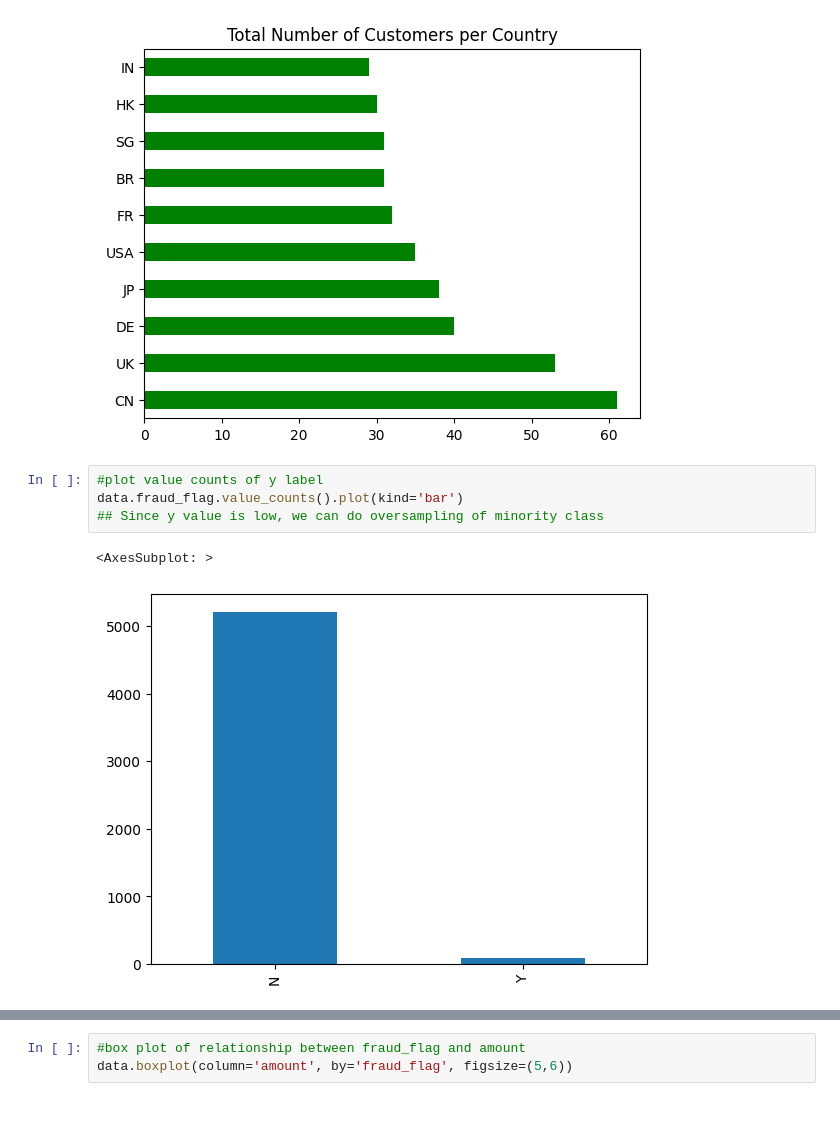
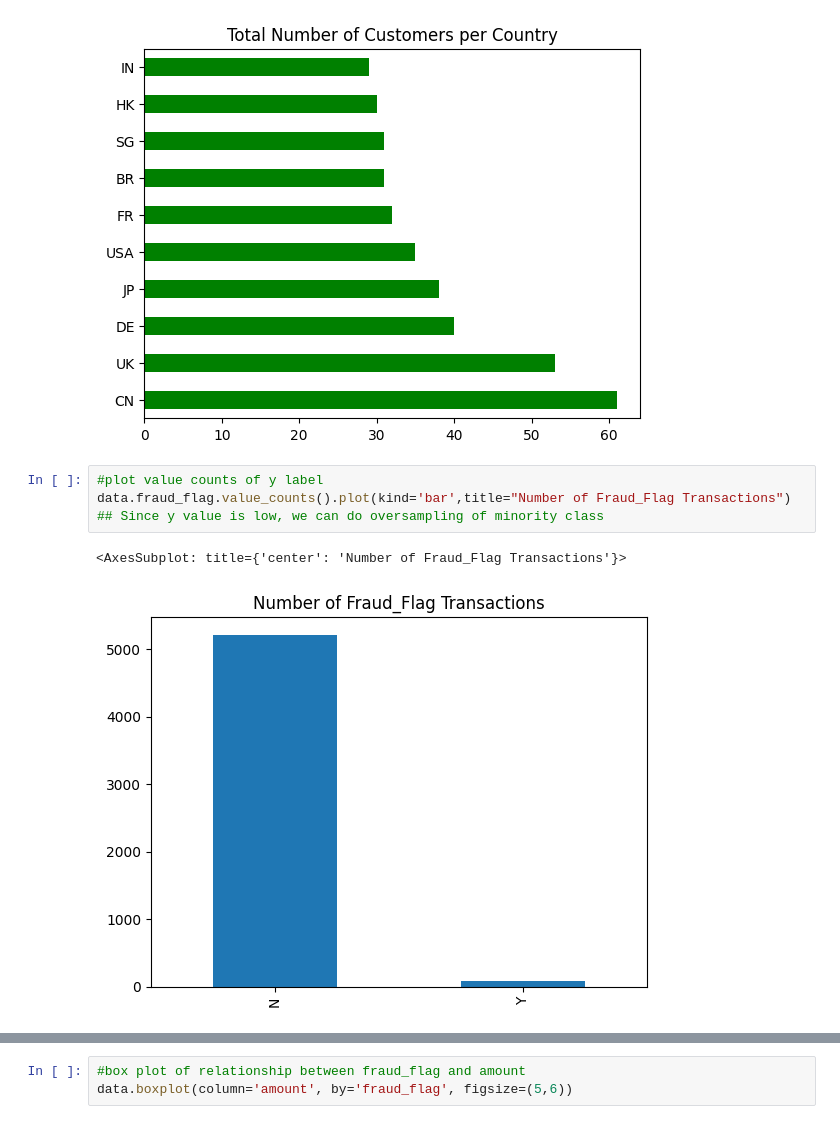
Before and after one commit to bhavesh-chainani/fraud_detection, a Jupyter notebook: bhavesh_silent_eight.ipynb, the cells around one changed output, grey strips where cells are left out. Drawn from its saved outputs; the diff is of its cells as text.

```diff
--- a/bhavesh_silent_eight.ipynb
+++ b/bhavesh_silent_eight.ipynb
@@ -151,10 +151,10 @@ data.drop_duplicates(subset=['counterparty','counterparty_country']).reset_index
 [figure]
 # %%
 #plot value counts of y label
-data.fraud_flag.value_counts().plot(kind='bar')
+data.fraud_flag.value_counts().plot(kind='bar',title="Number of Fraud_Flag Transactions")
 ## Since y value is low, we can do oversampling of minority class
 # %% [output]
-<AxesSubplot: >
+<AxesSubplot: title={'center': 'Number of Fraud_Flag Transactions'}>
-[figure, old version]
+[figure, new version]
 # %%
 #plot count of different transaction types
```
Also changed, not shown: parts of 47 cells of this notebook.
